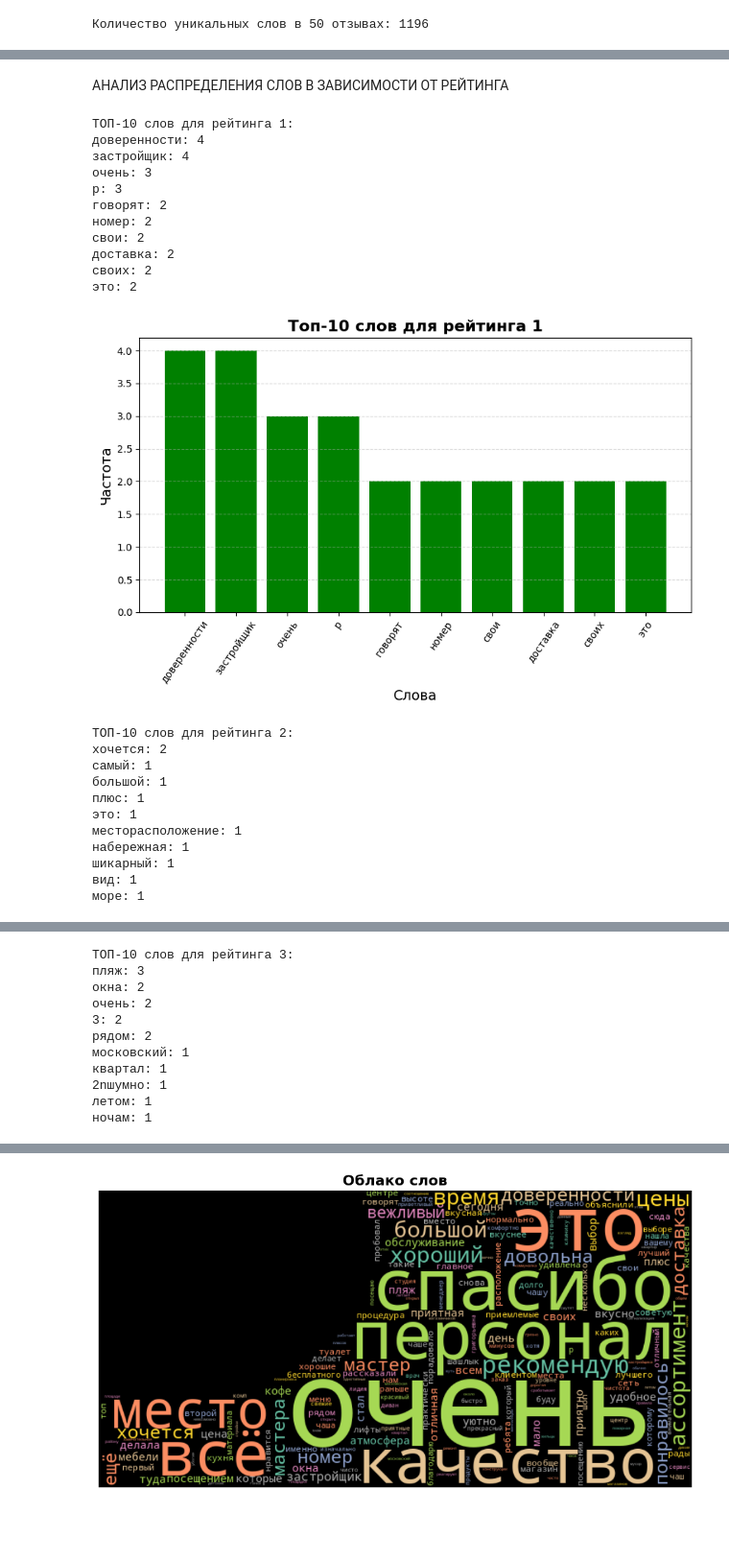
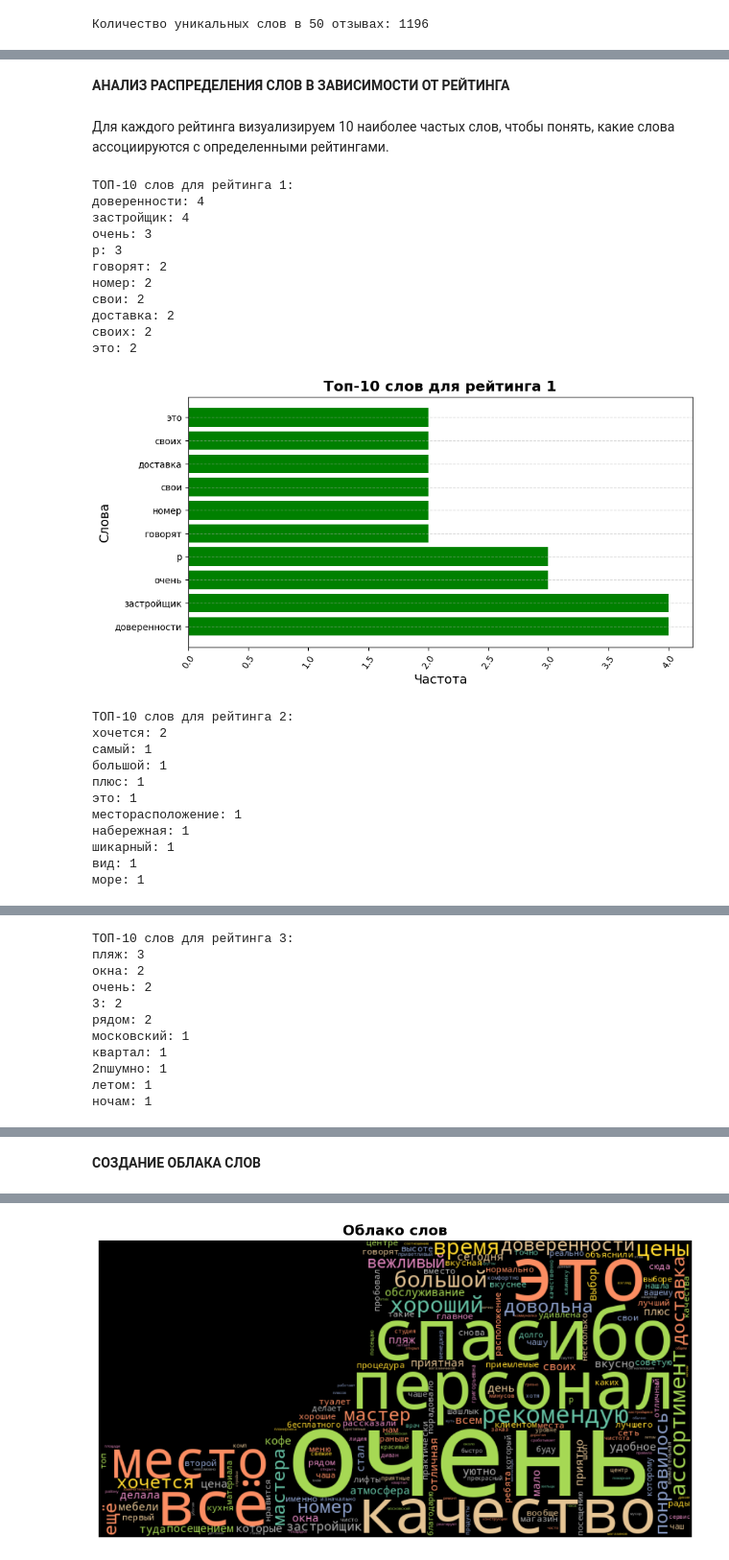
Before and after one commit to ErfAbkad6561/Hakaton3_group10, a Jupyter notebook: analise/EDA.ipynb, the cells around one changed output, grey strips where cells are left out. Shown: that part at 96% size. Drawn from its saved outputs; the diff is of its cells as text; code cells hidden in the pictures; blank space fills up the shorter version.

```diff
--- a/analise/EDA.ipynb
+++ b/analise/EDA.ipynb
@@ -130,6 +151,7 @@ def clean_and_split_text(text):
     tokens = word_tokenize(text)  # Токенизация
     stop_words_set = set(stopwords.words('russian'))  # Установка стоп-слов
     tokens = [word for word in tokens if word not in stop_words_set]  # Фильтрация стоп-слов
+    tokens = list(set(tokens))#удаляем дубликаты
     return tokens
 tokens_cleaned = clean_and_split_text(combined_text) # Очистка и токенизация текста
 word_frequency = Counter(tokens_cleaned) # Подсчет частоты появления слов
@@ -182,5 +204,7 @@ for phrase, frequency in top_bigrams:
 # %% [markdown]
-АНАЛИЗ РАСПРЕДЕЛЕНИЯ СЛОВ В ЗАВИСИМОСТИ ОТ РЕЙТИНГА
+**АНАЛИЗ РАСПРЕДЕЛЕНИЯ СЛОВ В ЗАВИСИМОСТИ ОТ РЕЙТИНГА**
+# %% [markdown]
+Для каждого рейтинга визуализируем 10 наиболее частых слов, чтобы понять, какие слова ассоциируются с определенными рейтингами.
 # %%
 # Функция для предобработки текста
 def preprocess_review_text(text):
@@ -211,37 +235,37 @@ def visualize_top_words(freq_dict, top_n=10):
     for rating_val in sorted(freq_dict.keys()):
         counter = freq_dict[rating_val]
         print(f"ТОП-{top_n} слов для рейтинга {rating_val}:")
         top_words = counter.most_common(top_n)
 
         for word, freq in top_words:
             print(f"{word}: {freq}")
         print()
 
         words, frequencies = zip(*top_words)
         plt.figure(figsize=(10, 5))
-        plt.bar(words, frequencies, color='green')
+        plt.barh(words, frequencies, color='green')
         plt.title(f'Топ-{top_n} слов для рейтинга {rating_val}', fontsize=16, fontweight='bold')
-        plt.xlabel('Слова', fontsize=14)
-        plt.ylabel('Частота', fontsize=14)
+        plt.ylabel('Слова', fontsize=14)
+        plt.xlabel('Частота', fontsize=14)
         plt.xticks(rotation=55)
         plt.grid(axis='y', linestyle='--', alpha=0.5)
         plt.show()
 
 
 visualize_top_words(word_frequency_by_rating)
 # %% [output]
 ТОП-10 слов для рейтинга 1:
 доверенности: 4
 застройщик: 4
 очень: 3
 р: 3
 говорят: 2
 номер: 2
 свои: 2
 доставка: 2
 своих: 2
 это: 2
-[figure, old version]
+[figure, new version]
 ТОП-10 слов для рейтинга 2:
 хочется: 2
 самый: 1
@@ -292,0 +317,2 @@ nдружелюбный: 1
+# %% [markdown]
+**СОЗДАНИЕ ОБЛАКА СЛОВ**
```
Also changed, not shown: parts of 29 cells of this notebook.
